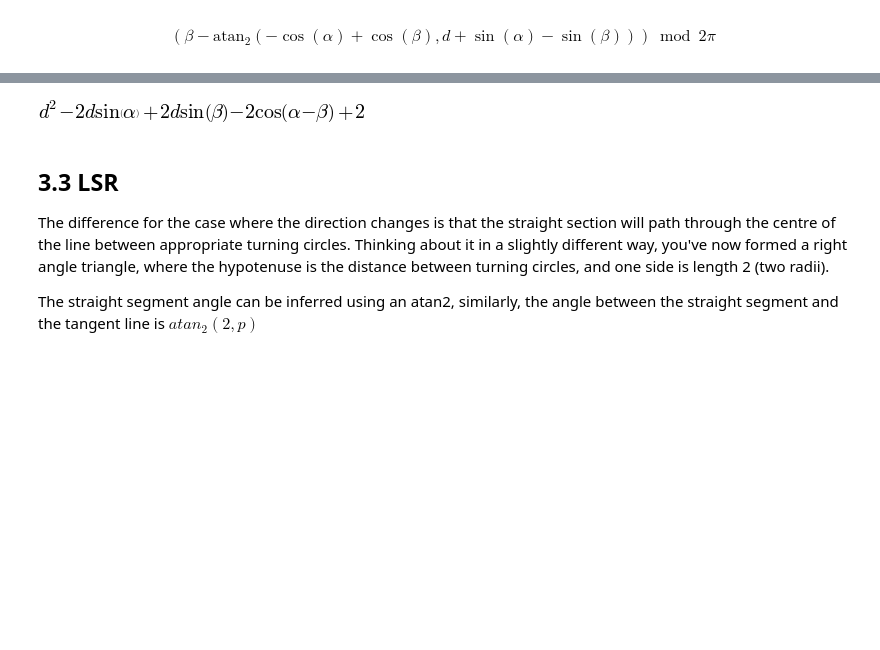
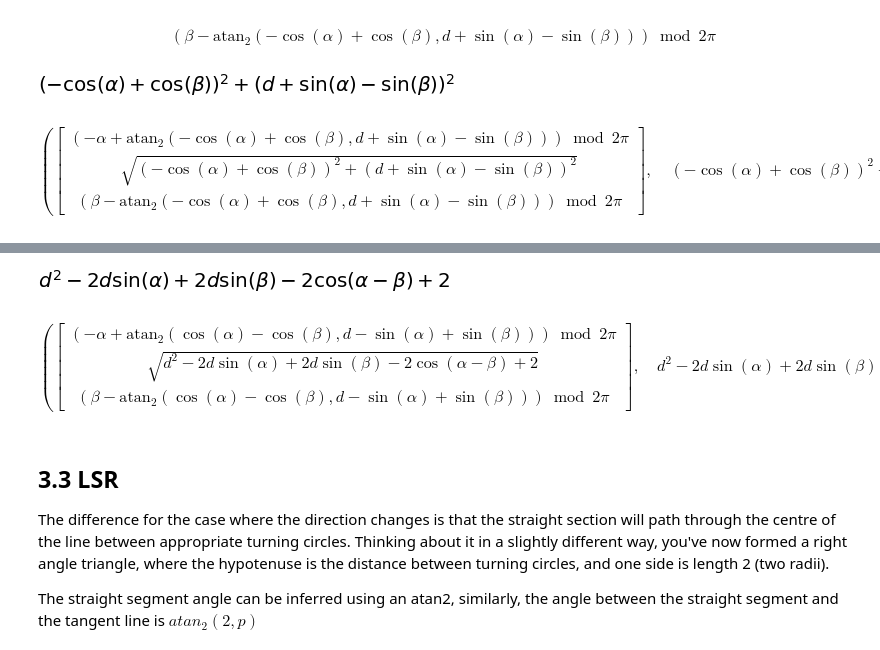
Before and after one commit to AndrewWalker/ipython-notebooks, a Jupyter notebook: 03_numerical/dubins/dubins_symbolic_solution.ipynb, the cells around one changed output, grey strips where cells are left out. Cells and saved outputs as stored; diff of their text form; code cells hidden in the pictures; blank space fills up the shorter version.

```diff
--- a/03_numerical/dubins/dubins_symbolic_solution.ipynb
+++ b/03_numerical/dubins/dubins_symbolic_solution.ipynb
@@ -132,5 +134,16 @@ Mod(b - phi, 2*pi)
 # %% [output]
 $$\left(\beta - \operatorname{atan_{2}}{\left (- \cos{\left (\alpha \right )} + \cos{\left (\beta \right )},d + \sin{\left (\alpha \right )} - \sin{\left (\beta \right )} \right )}\right)\bmod{2 \pi}$$
+# %%
+p_sq
+# %% [output]
+[figure, added]
+# %%
+LSL_succ = sympy.Matrix([t,sqrt(p_sq),q])
+LSL_constraint = p_sq > 0
+LSL_Symbols = (LSL_succ, LSL_constraint)
+LSL_Symbols
+# %% [output]
+$$\left ( \left[\begin{matrix}\left(- \alpha + \operatorname{atan_{2}}{\left (- \cos{\left (\alpha \right )} + \cos{\left (\beta \right )},d + \sin{\left (\alpha \right )} - \sin{\left (\beta \right )} \right )}\right)\bmod{2 \pi}\\\sqrt{\left(- \cos{\left (\alpha \right )} + \cos{\left (\beta \right )}\right)^{2} + \left(d + \sin{\left (\alpha \right )} - \sin{\left (\beta \right )}\right)^{2}}\\\left(\beta - \operatorname{atan_{2}}{\left (- \cos{\left (\alpha \right )} + \cos{\left (\beta \right )},d + \sin{\left (\alpha \right )} - \sin{\left (\beta \right )} \right )}\right)\bmod{2 \pi}\end{matrix}\right], \quad \left(- \cos{\left (\alpha \right )} + \cos{\left (\beta \right )}\right)^{2} + \left(d + \sin{\left (\alpha \right )} - \sin{\left (\beta \right )}\right)^{2} > 0\right )$$
 # %% [markdown]
 ## 3.2 RSR
 
@@ -140,9 +153,10 @@ The case for RSR is the symmetry of the LSL case, and the reasoning follows in t
 # %%
 cx1, cy1 = circ_R(0, 0, a)
 cx2, cy2 = circ_R(d, 0, b)
 dx = cx2-cx1
 dy = cy2-cy1
 p_sq = dx**2+dy**2
-sympy.simplify(p_sq)
+p_sq = sympy.simplify(p_sq)
+p_sq
 # %% [output]
-[figure, old version]
+[figure, new version]
@@ -149,3 +167,10 @@ sympy.simplify(p_sq)
+# %%
+RSR_succ = sympy.Matrix([t,sqrt(p_sq),q])
+RSR_constraint = p_sq > 0
+RSR_Symbols = (RSR_succ, RSR_constraint)
+RSR_Symbols
+# %% [output]
+$$\left ( \left[\begin{matrix}\left(- \alpha + \operatorname{atan_{2}}{\left (\cos{\left (\alpha \right )} - \cos{\left (\beta \right )},d - \sin{\left (\alpha \right )} + \sin{\left (\beta \right )} \right )}\right)\bmod{2 \pi}\\\sqrt{d^{2} - 2 d \sin{\left (\alpha \right )} + 2 d \sin{\left (\beta \right )} - 2 \cos{\left (\alpha - \beta \right )} + 2}\\\left(\beta - \operatorname{atan_{2}}{\left (\cos{\left (\alpha \right )} - \cos{\left (\beta \right )},d - \sin{\left (\alpha \right )} + \sin{\left (\beta \right )} \right )}\right)\bmod{2 \pi}\end{matrix}\right], \quad d^{2} - 2 d \sin{\left (\alpha \right )} + 2 d \sin{\left (\beta \right )} - 2 \cos{\left (\alpha - \beta \right )} + 2 > 0\right )$$
 # %% [markdown]
 ## 3.3 LSR
 
```
Also changed, not shown: parts of 39 cells of this notebook, 2 other files.
